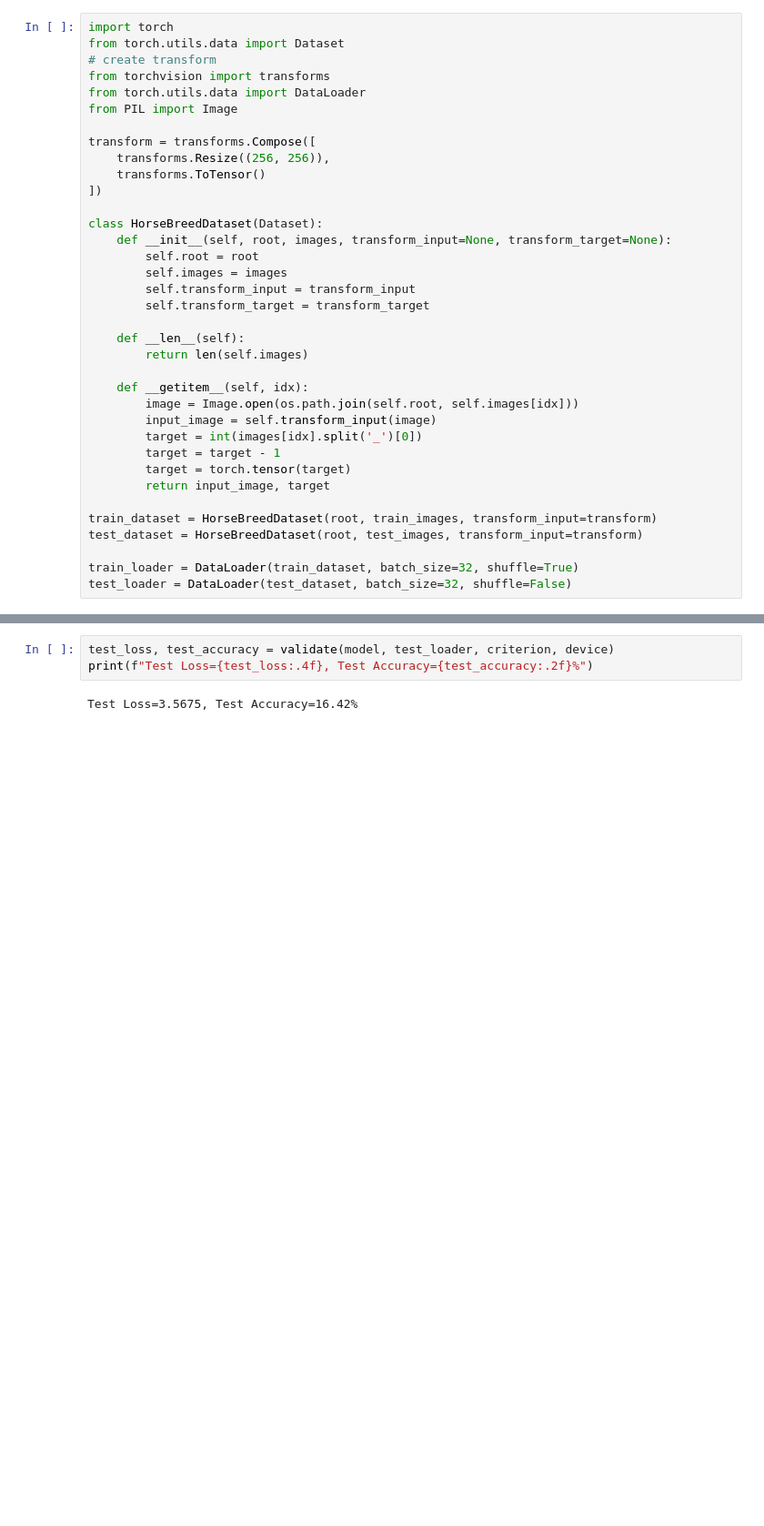
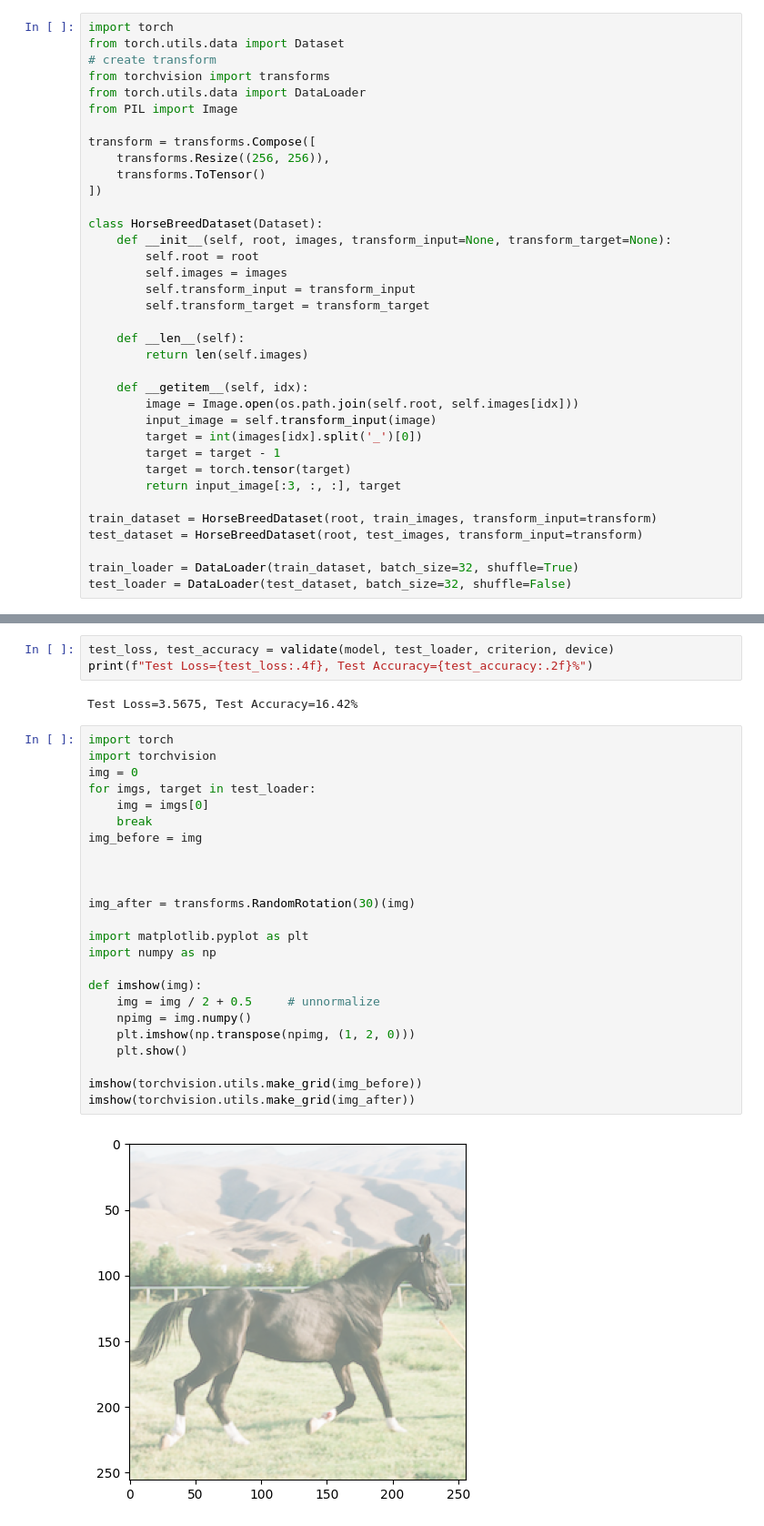
Before and after one commit to Ahmad142300/ML-projects, a Jupyter notebook: mycodes/horse-breeds.ipynb, the cells around one changed output, grey strips where cells are left out. Shown at 91% size. Drawn from its saved outputs; the diff is of its cells as text; blank space fills up the shorter version.

```diff
--- a/mycodes/horse-breeds.ipynb
+++ b/mycodes/horse-breeds.ipynb
@@ -59,7 +61,7 @@ class HorseBreedDataset(Dataset):
         target = int(images[idx].split('_')[0])
         target = target - 1
         target = torch.tensor(target)
-        return input_image, target
+        return input_image[:3, :, :], target
 
 train_dataset = HorseBreedDataset(root, train_images, transform_input=transform)
 test_dataset = HorseBreedDataset(root, test_images, transform_input=transform)
@@ -295,3 +299,29 @@ test_loss, test_accuracy = validate(model, test_loader, criterion, device)
 print(f"Test Loss={test_loss:.4f}, Test Accuracy={test_accuracy:.2f}%")
 # %% [output]
 Test Loss=3.5675, Test Accuracy=16.42%
+# %%
+import torch
+import torchvision
+img = 0
+for imgs, target in test_loader:
+    img = imgs[0]
+    break
+img_before = img
+
+
+
+img_after = transforms.RandomRotation(30)(img)
+
+import matplotlib.pyplot as plt
+import numpy as np
+
+def imshow(img):
+    img = img / 2 + 0.5     # unnormalize
+    npimg = img.numpy()
+    plt.imshow(np.transpose(npimg, (1, 2, 0)))
+    plt.show()
+
+imshow(torchvision.utils.make_grid(img_before))
+imshow(torchvision.utils.make_grid(img_after))
+# %% [output]
+[figure, added]
```
Also changed, not shown: parts of 5 cells of this notebook, 9 other files.
